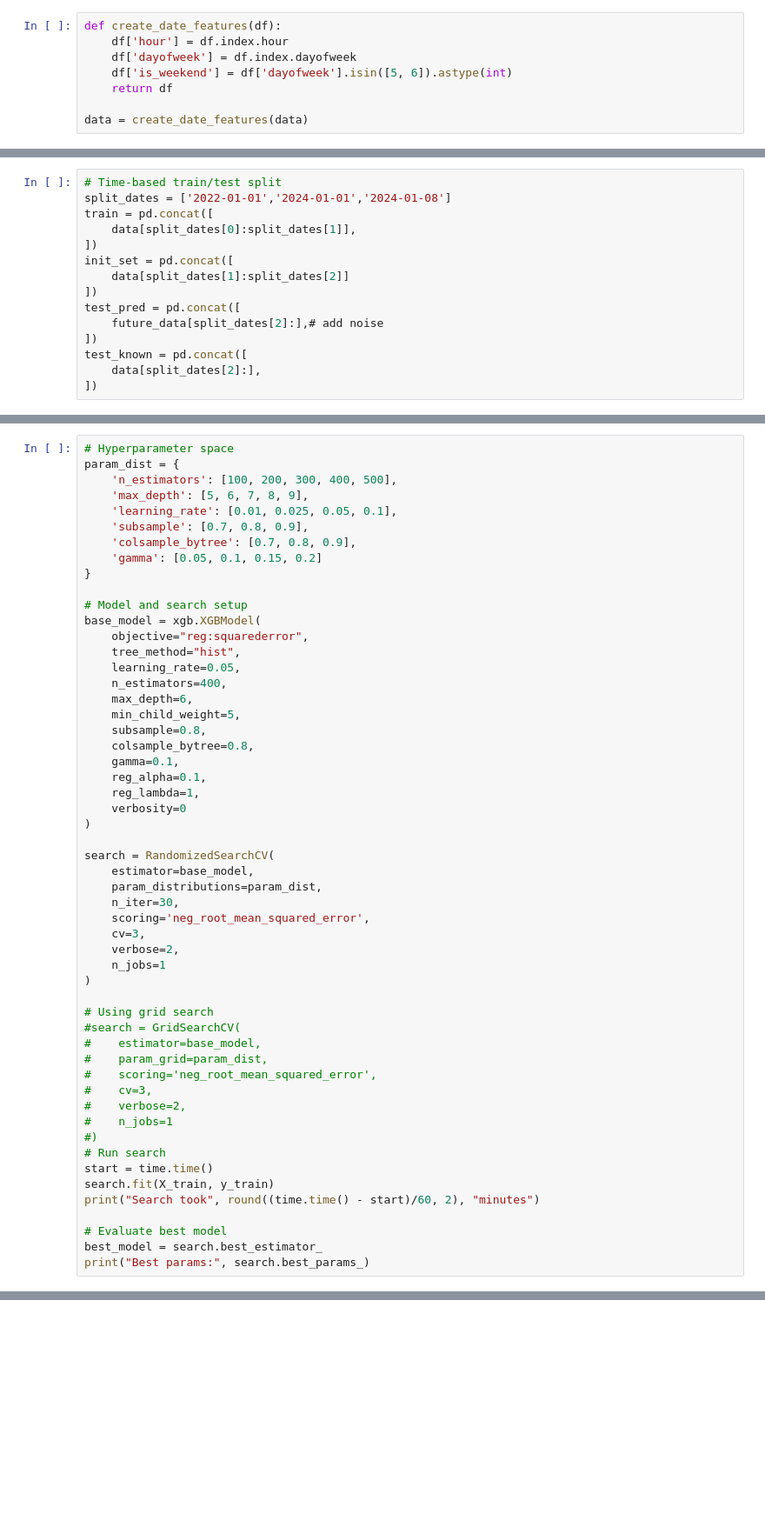
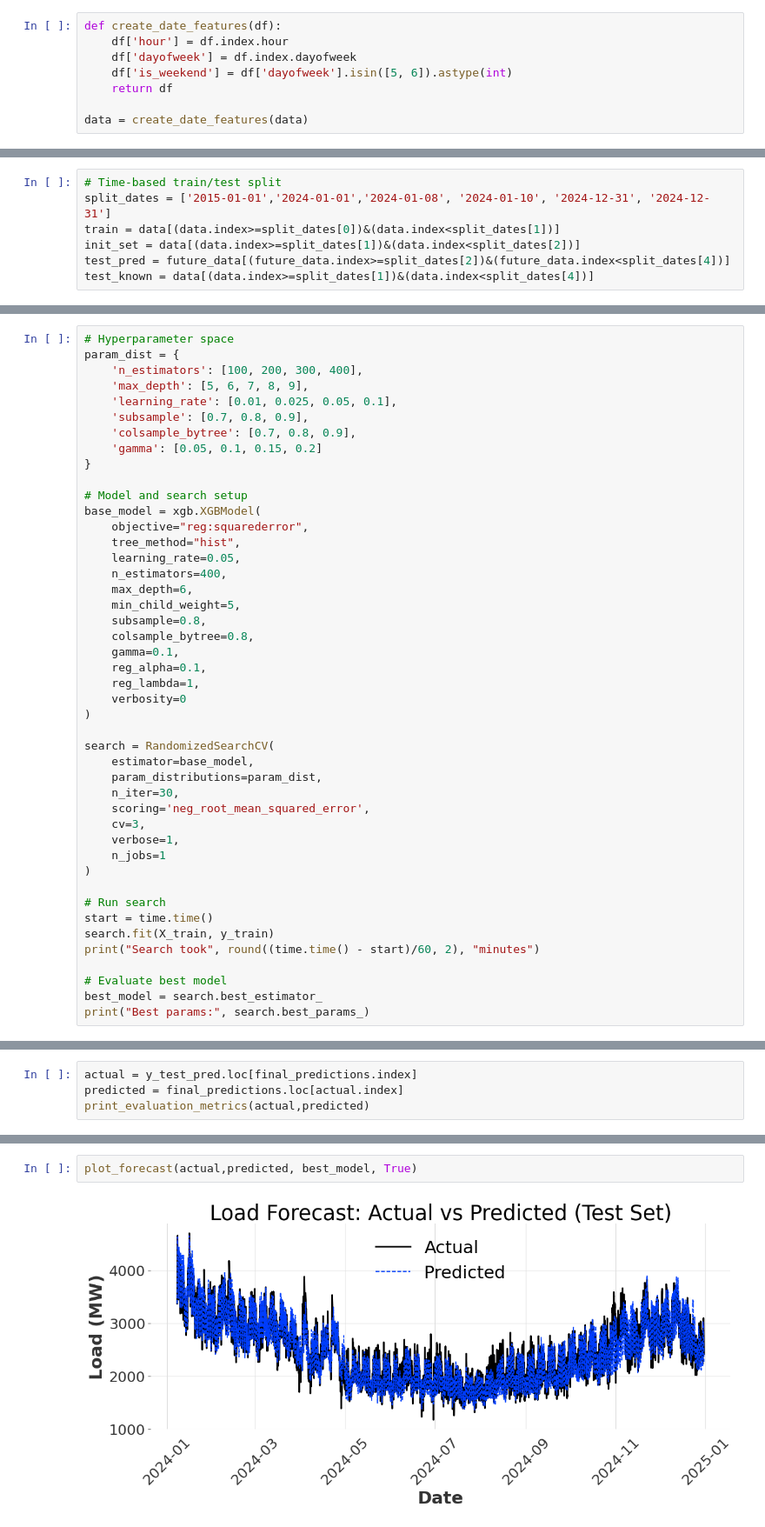
Before and after one commit to fk1603/Load-Forecasting, a Jupyter notebook: XGBoost_2.ipynb, the cells around one changed output, grey strips where cells are left out. Shown at 87% size. Cells and saved outputs as stored; diff of their text form; blank space fills up the shorter version.

```diff
--- a/XGBoost_2.ipynb
+++ b/XGBoost_2.ipynb
@@ -106,15 +279,7 @@ data = data.dropna() # first week in 2015 dropped to enable lag features
 # %%
 # Time-based train/test split
-split_dates = ['2022-01-01','2024-01-01','2024-01-08']
-train = pd.concat([
-    data[split_dates[0]:split_dates[1]],
-])
-init_set = pd.concat([
-    data[split_dates[1]:split_dates[2]]
-])
-test_pred = pd.concat([
-    future_data[split_dates[2]:],# add noise
-])
-test_known = pd.concat([
-    data[split_dates[2]:],
-])
+split_dates = ['2015-01-01','2024-01-01','2024-01-08', '2024-01-10', '2024-12-31', '2024-12-31']
+train = data[(data.index>=split_dates[0])&(data.index<split_dates[1])]
+init_set = data[(data.index>=split_dates[1])&(data.index<split_dates[2])]
+test_pred = future_data[(future_data.index>=split_dates[2])&(future_data.index<split_dates[4])]
+test_known = data[(data.index>=split_dates[1])&(data.index<split_dates[4])]
@@ -138,7 +296,7 @@ X_test_pred, y_test_pred = test_pred[features], test_pred['Actual Load']
 # %%
 # Hyperparameter space
 param_dist = {
-    'n_estimators': [100, 200, 300, 400, 500],
+    'n_estimators': [100, 200, 300, 400],
     'max_depth': [5, 6, 7, 8, 9],
     'learning_rate': [0.01, 0.025, 0.05, 0.1],
     'subsample': [0.7, 0.8, 0.9],
@@ -168,19 +326,10 @@ search = RandomizedSearchCV(
     n_iter=30,
     scoring='neg_root_mean_squared_error',
     cv=3,
-    verbose=2,
+    verbose=1,
     n_jobs=1
 )
 
-# Using grid search
-#search = GridSearchCV(
-#    estimator=base_model,
-#    param_grid=param_dist,
-#    scoring='neg_root_mean_squared_error',
-#    cv=3,
-#    verbose=2,
-#    n_jobs=1
-#)
 # Run search
 start = time.time()
 search.fit(X_train, y_train)
@@ -243,0 +406,4 @@ plt.show()
+# %%
+actual = y_test_pred.loc[final_predictions.index]
+predicted = final_predictions.loc[actual.index]
+print_evaluation_metrics(actual,predicted)
@@ -243,0 +416,4 @@ plt.show()
+# %%
+plot_forecast(actual,predicted, best_model, True)
+# %% [output]
+[figure, added]
```
Also changed, not shown: parts of 18 cells of this notebook.
